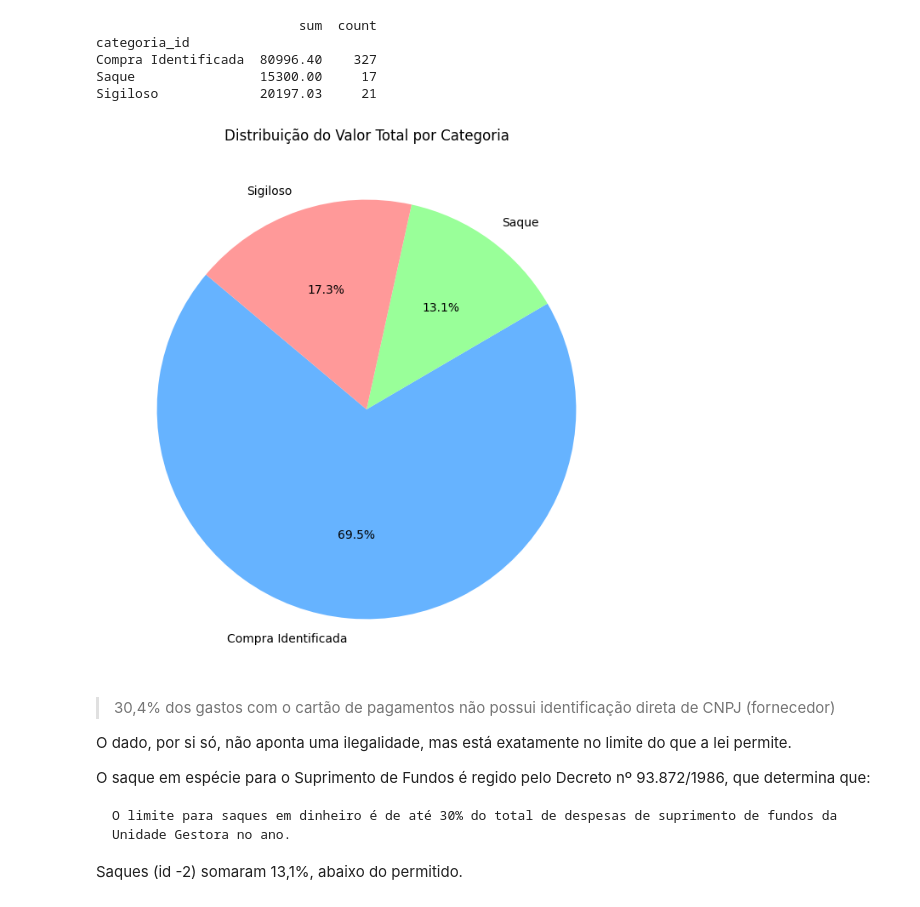
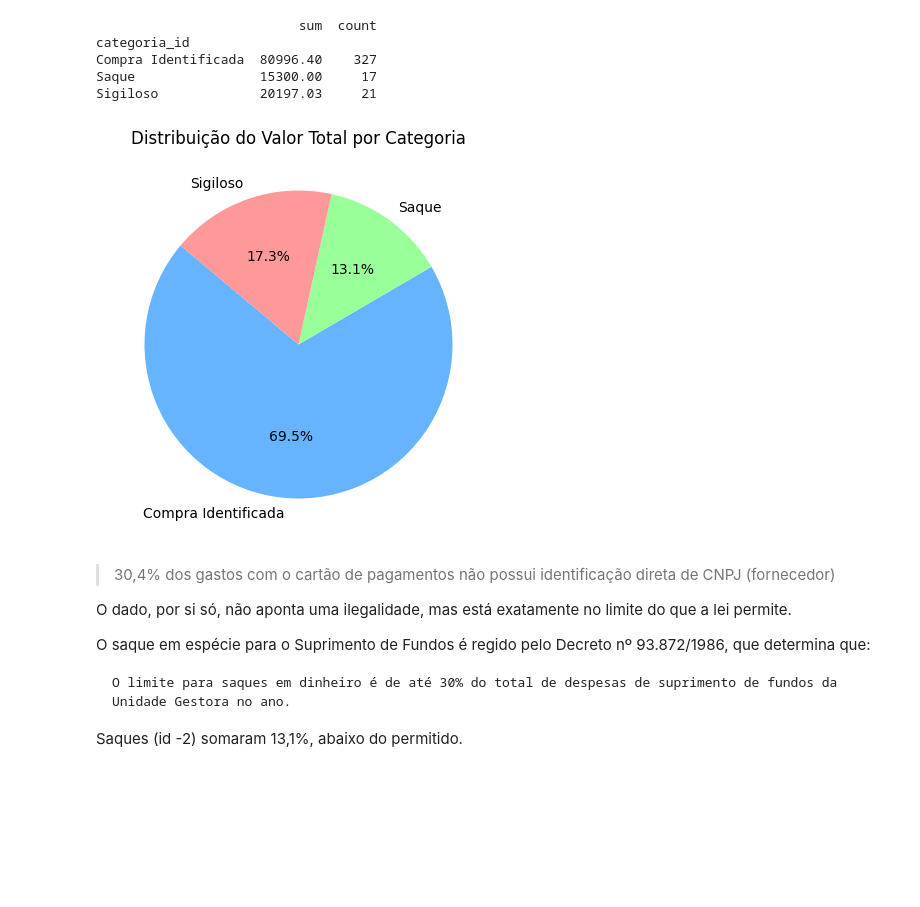
Before and after one commit to anacarolcortez/gastos-cartao-corporativo-presidencia-2025, a Jupyter notebook: cartao_de_pagamento.ipynb, the cells around one changed output. Cells and saved outputs as stored; diff of their text form; code cells hidden in the pictures; blank space fills up the shorter version.

```diff
--- a/cartao_de_pagamento.ipynb
+++ b/cartao_de_pagamento.ipynb
@@ -110,21 +110,21 @@ Sigiloso             20197.03     21
 # %%
 import matplotlib.pyplot as plt
 
 categorias = df.groupby('categoria_id')['valorTransacao'].sum()
 
 # 2. Gráfico de pizza
-plt.figure(figsize=(8, 8))
+plt.figure(figsize=(5, 5))
 categorias.plot(
     kind='pie',
     autopct='%1.1f%%',
     startangle=140,
     colors=['#66b3ff','#99ff99','#ff9999'],
     title='Distribuição do Valor Total por Categoria'
 )
 plt.ylabel('')
 plt.show()
 # %% [output]
-[figure, old version]
+[figure, new version]
 # %% [markdown]
 > 30,4% dos gastos com o cartão de pagamentos não possui identificação direta de CNPJ (fornecedor)
 
```
Also changed, not shown: parts of 2 cells of this notebook.
